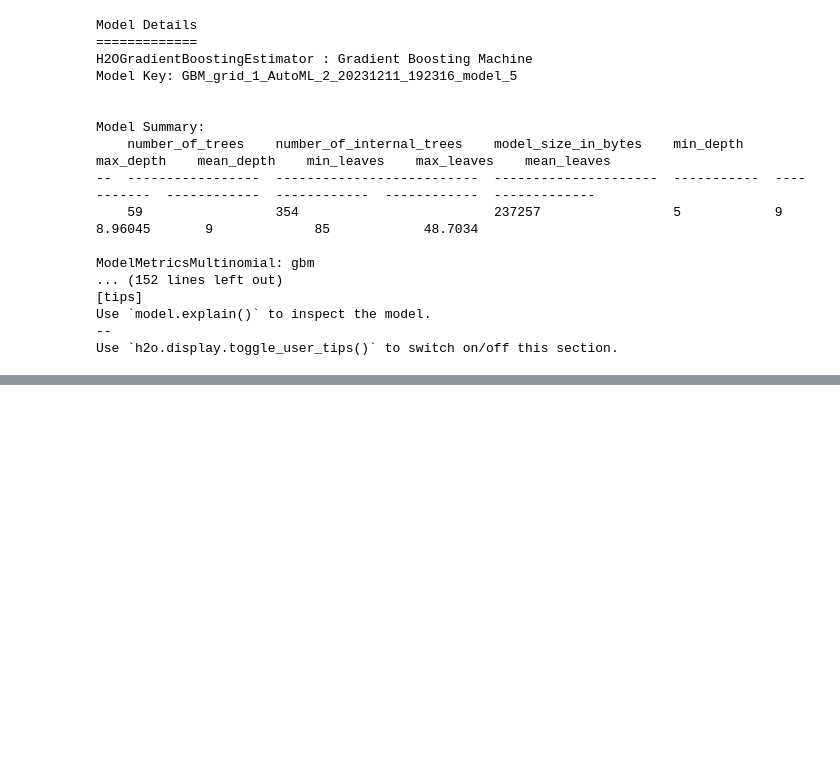
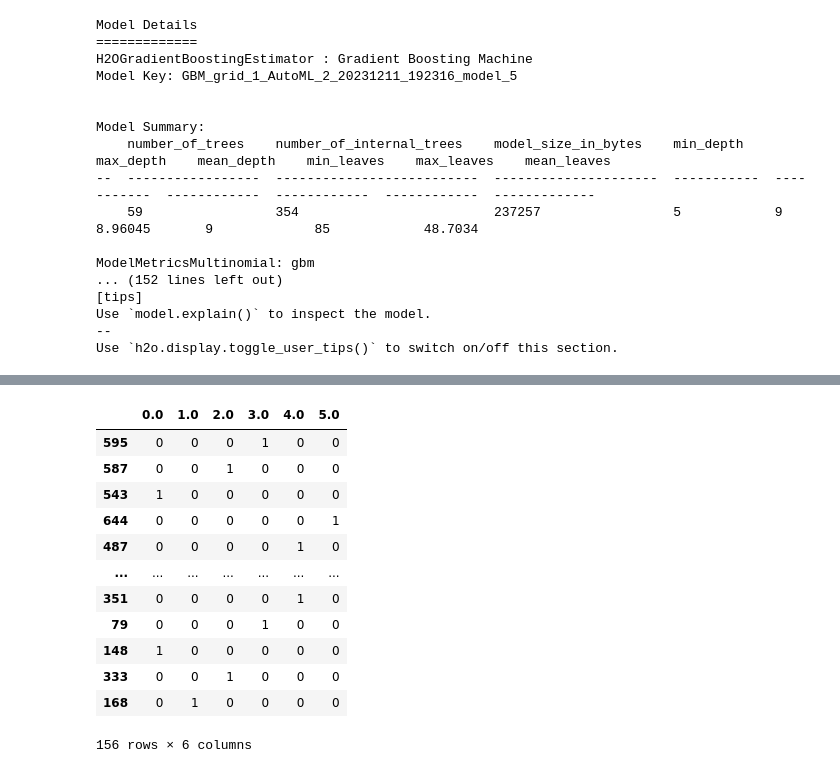
Before and after one commit to JuanBayon/TFG_machine_learning, a Jupyter notebook: data.ipynb, the cells around one changed output, grey strips where cells are left out. Cells and saved outputs as stored; diff of their text form; code cells hidden in the pictures; blank space fills up the shorter version.

```diff
--- a/data.ipynb
+++ b/data.ipynb
@@ -656,0 +717,17 @@ Model saved to /Users/juanbayonfernandez/Desktop/UOC2/TFG/data/model_to_java/GBM
+# %%
+Y_test = pd.get_dummies(Y_test)
+Y_test
+# %% [output]
+|  | 0.0 | 1.0 | 2.0 | 3.0 | 4.0 | 5.0 |
+| 595 | 0 | 0 | 0 | 1 | 0 | 0 |
+| 587 | 0 | 0 | 1 | 0 | 0 | 0 |
+| 543 | 1 | 0 | 0 | 0 | 0 | 0 |
+| 644 | 0 | 0 | 0 | 0 | 0 | 1 |
+| 487 | 0 | 0 | 0 | 0 | 1 | 0 |
+| ... | ... | ... | ... | ... | ... | ... |
+| 351 | 0 | 0 | 0 | 0 | 1 | 0 |
+| 79 | 0 | 0 | 0 | 1 | 0 | 0 |
+| 148 | 1 | 0 | 0 | 0 | 0 | 0 |
+| 333 | 0 | 0 | 1 | 0 | 0 | 0 |
+| 168 | 0 | 1 | 0 | 0 | 0 | 0 |
+156 rows × 6 columns
```
Also changed, not shown: parts of 12 cells of this notebook, 20 other files.
